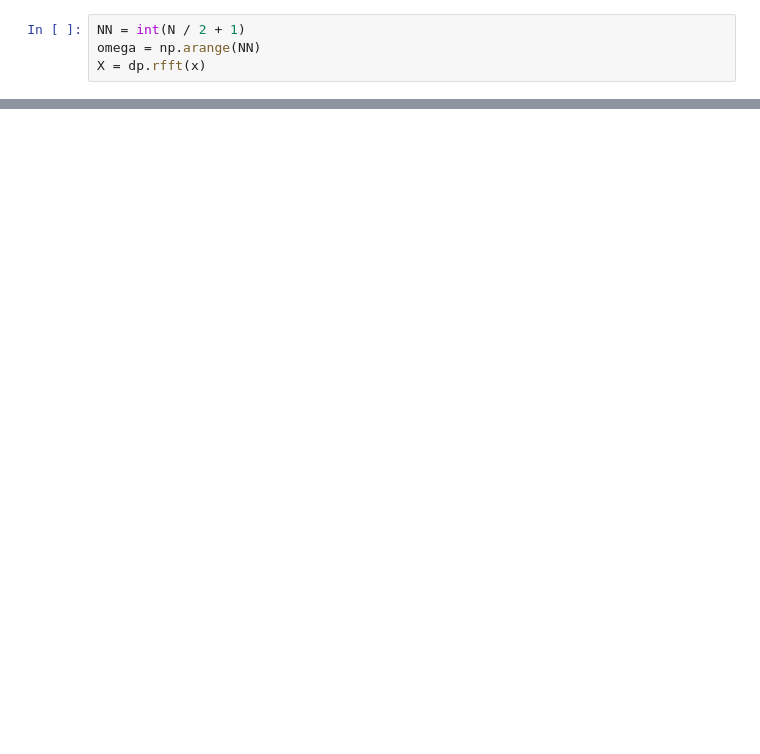
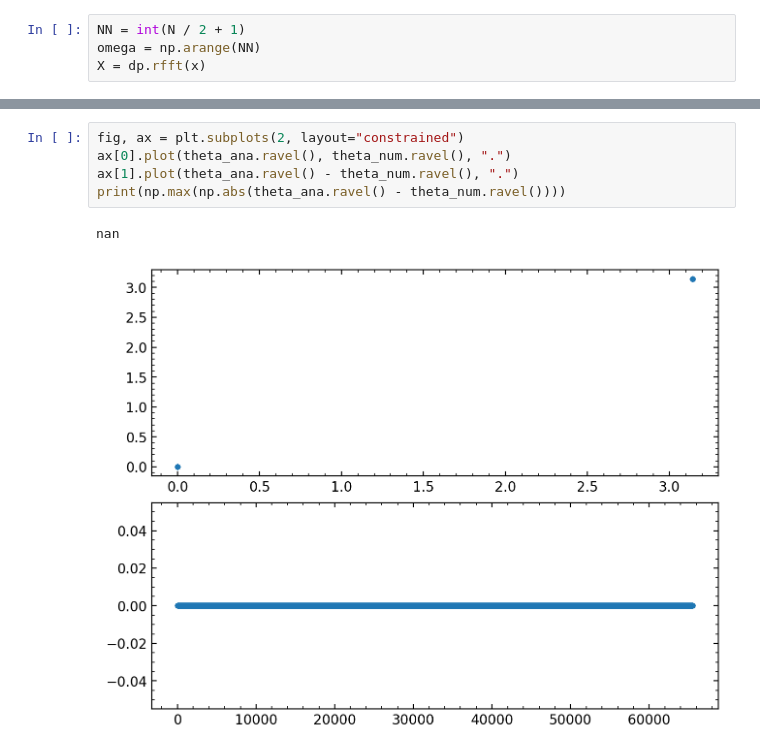
Before and after one commit to njlivesey/dualpy, a Jupyter notebook: testing/notebooks/explore-rfft-22nov24a.ipynb, the cells around one changed output, grey strips where cells are left out. Cells and saved outputs as stored; diff of their text form; blank space fills up the shorter version.

```diff
--- a/testing/notebooks/explore-rfft-22nov24a.ipynb
+++ b/testing/notebooks/explore-rfft-22nov24a.ipynb
@@ -76,0 +97,8 @@ x = np.array(1.0)
+# %%
+fig, ax = plt.subplots(2, layout="constrained")
+ax[0].plot(theta_ana.ravel(), theta_num.ravel(), ".")
+ax[1].plot(theta_ana.ravel() - theta_num.ravel(), ".")
+print(np.max(np.abs(theta_ana.ravel() - theta_num.ravel())))
+# %% [output]
+nan
+[figure, added]
```
Also changed, not shown: parts of 19 cells of this notebook, 3 other files.
